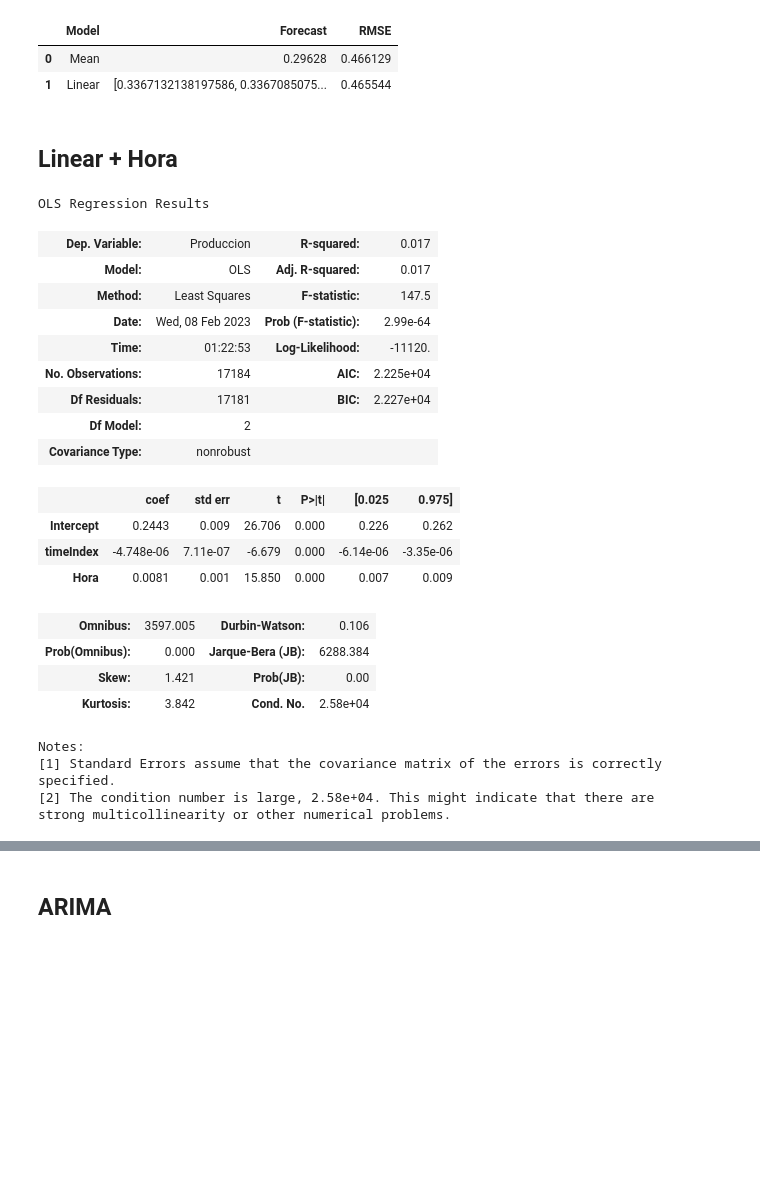
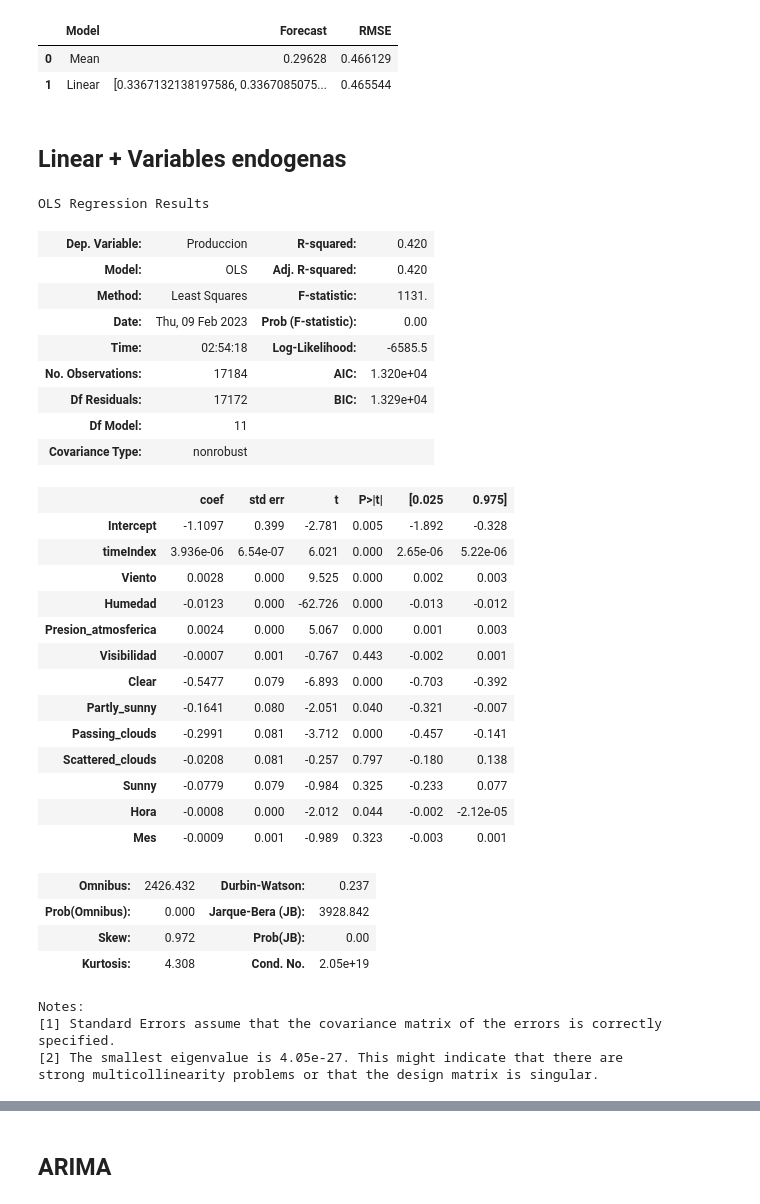
Before and after one commit to PabloSGomez50/humai-solar-panels, a Jupyter notebook: join_dataframe.ipynb, the cells around one changed output, grey strips where cells are left out. Saved outputs shown, nothing was run; the diff lists cells and outputs as text; code cells hidden in the pictures; blank space fills up the shorter version.

```diff
--- a/join_dataframe.ipynb
+++ b/join_dataframe.ipynb
@@ -94,7 +95,10 @@ def join_dataset(df_clima, df_produccion, customer_id):
       'Wind': 'Viento',
       'Humidity': 'Humedad',
       'Barometer': 'Presion_atmosferica',
-      'Visibility': 'Visibilidad'
+      'Visibility': 'Visibilidad',
+      'Partly sunny': 'Partly_sunny',
+      'Passing clouds': 'Passing_clouds',
+      'Scattered clouds': 'Scattered_clouds'
   }
 
   df_join.rename(columns=columns_rename, inplace = True)
@@ -569,32 +557,42 @@ dfModelsResults.head()
 | 0 | Mean | 0.29628 | 0.466129 |
 | 1 | Linear | [0.3367132138197586, 0.3367085075... | 0.465544 |
 # %% [markdown]
-## Linear + Hora
+## Linear + Variables endogenas
 # %%
-# Ahora estimamos una variante del modelo lineal, incluyendo el logaritmo de las cantidades como regresor
-model_linear_hora = smf.ols('Produccion ~ timeIndex + Hora', data = df_train).fit()
-model_linear_hora.summary()
+# Ahora estimamos una variante del modelo lineal, incluyendo las variables endogenas
+model_linear_endogenas = smf.ols('Produccion ~ timeIndex + Viento + Humedad + Presion_atmosferica + Visibilidad + Clear  + Partly_sunny + Passing_clouds + Scattered_clouds + Sunny + Hora + Mes', data = df_train).fit()
+model_linear_endogenas.summary()
 # %% [output]
 OLS Regression Results
-| Dep. Variable: | Produccion | R-squared: | 0.017 |
-| Model: | OLS | Adj. R-squared: | 0.017 |
-| Method: | Least Squares | F-statistic: | 147.5 |
-| Date: | Wed, 08 Feb 2023 | Prob (F-statistic): | 2.99e-64 |
-| Time: | 01:22:53 | Log-Likelihood: | -11120. |
-| No. Observations: | 17184 | AIC: | 2.225e+04 |
-| Df Residuals: | 17181 | BIC: | 2.227e+04 |
-| Df Model: | 2 |  |  |
+| Dep. Variable: | Produccion | R-squared: | 0.420 |
+| Model: | OLS | Adj. R-squared: | 0.420 |
+| Method: | Least Squares | F-statistic: | 1131. |
+| Date: | Thu, 09 Feb 2023 | Prob (F-statistic): | 0.00 |
+| Time: | 02:54:18 | Log-Likelihood: | -6585.5 |
+| No. Observations: | 17184 | AIC: | 1.320e+04 |
+| Df Residuals: | 17172 | BIC: | 1.329e+04 |
+| Df Model: | 11 |  |  |
 | Covariance Type: | nonrobust |  |  |
 |  | coef | std err | t | P>|t| | [0.025 | 0.975] |
-| Intercept | 0.2443 | 0.009 | 26.706 | 0.000 | 0.226 | 0.262 |
-| timeIndex | -4.748e-06 | 7.11e-07 | -6.679 | 0.000 | -6.14e-06 | -3.35e-06 |
-| Hora | 0.0081 | 0.001 | 15.850 | 0.000 | 0.007 | 0.009 |
+| Intercept | -1.1097 | 0.399 | -2.781 | 0.005 | -1.892 | -0.328 |
+| timeIndex | 3.936e-06 | 6.54e-07 | 6.021 | 0.000 | 2.65e-06 | 5.22e-06 |
+| Viento | 0.0028 | 0.000 | 9.525 | 0.000 | 0.002 | 0.003 |
+| Humedad | -0.0123 | 0.000 | -62.726 | 0.000 | -0.013 | -0.012 |
+| Presion_atmosferica | 0.0024 | 0.000 | 5.067 | 0.000 | 0.001 | 0.003 |
+| Visibilidad | -0.0007 | 0.001 | -0.767 | 0.443 | -0.002 | 0.001 |
+| Clear | -0.5477 | 0.079 | -6.893 | 0.000 | -0.703 | -0.392 |
+| Partly_sunny | -0.1641 | 0.080 | -2.051 | 0.040 | -0.321 | -0.007 |
+| Passing_clouds | -0.2991 | 0.081 | -3.712 | 0.000 | -0.457 | -0.141 |
+| Scattered_clouds | -0.0208 | 0.081 | -0.257 | 0.797 | -0.180 | 0.138 |
+| Sunny | -0.0779 | 0.079 | -0.984 | 0.325 | -0.233 | 0.077 |
+| Hora | -0.0008 | 0.000 | -2.012 | 0.044 | -0.002 | -2.12e-05 |
+| Mes | -0.0009 | 0.001 | -0.989 | 0.323 | -0.003 | 0.001 |
-| Omnibus: | 3597.005 | Durbin-Watson: | 0.106 |
-| Prob(Omnibus): | 0.000 | Jarque-Bera (JB): | 6288.384 |
-| Skew: | 1.421 | Prob(JB): | 0.00 |
-| Kurtosis: | 3.842 | Cond. No. | 2.58e+04 |
+| Omnibus: | 2426.432 | Durbin-Watson: | 0.237 |
+| Prob(Omnibus): | 0.000 | Jarque-Bera (JB): | 3928.842 |
+| Skew: | 0.972 | Prob(JB): | 0.00 |
+| Kurtosis: | 4.308 | Cond. No. | 2.05e+19 |
 Notes:
 [1] Standard Errors assume that the covariance matrix of the errors is correctly specified.
-[2] The condition number is large, 2.58e+04. This might indicate that there are
-strong multicollinearity or other numerical problems.
+[2] The smallest eigenvalue is 4.05e-27. This might indicate that there are
+strong multicollinearity problems or that the design matrix is singular.
 # %%
```
Also changed, not shown: parts of 28 cells of this notebook.
